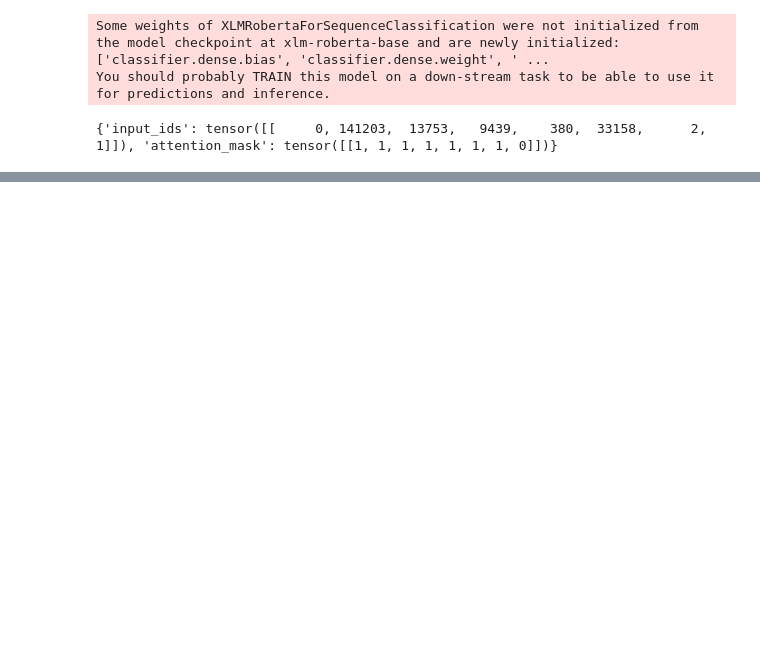
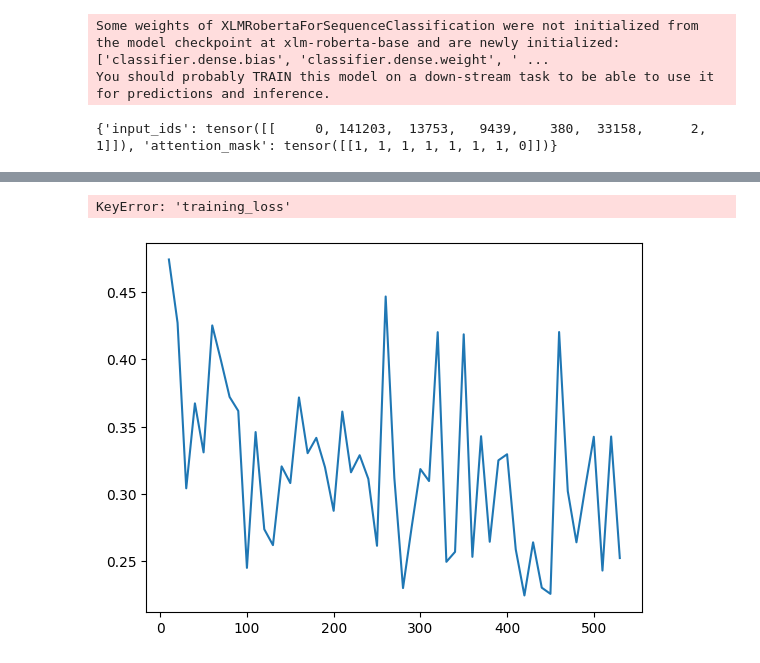
Before and after one commit to DenysZakharovGH/NPL-awesome-ukrainian, a Jupyter notebook: Untitled.ipynb, the cells around one changed output, grey strips where cells are left out. Cells and saved outputs as stored; diff of their text form; code cells hidden in the pictures; blank space fills up the shorter version.

Commit message:
lost 0.22 after first training try

```diff
--- a/Untitled.ipynb
+++ b/Untitled.ipynb
@@ -145,10 +145,17 @@ print(id2label)
 # %%
 # set a pretrained model -> return tourch object
+# model = AutoModelForSequenceClassification.from_pretrained(
+#     "xlm-roberta-base",
+#     num_labels=len(labels),
+#     num_labels=1,
+#     id2label=id2label,
+#     label2id=label2id
+# )
+
 model = AutoModelForSequenceClassification.from_pretrained(
     "xlm-roberta-base",
-    num_labels=len(labels),
-    id2label=id2label,
-    label2id=label2id
+    num_labels=1,
+    problem_type="regression"
 )
 
 tokenizer = AutoTokenizer.from_pretrained("xlm-roberta-base")
@@ -176,9 +183,15 @@ print(enc)
 #   'attention_mask': [1, 1, 1, 1, 1, 1, 0, 0, 0, 0, ...]
 # }
 
+
+def create_proper_labels(number):
+    pass
+
+
+
 dataset = pd.DataFrame({
     "text": only_ukrainian_df["document_content"],
-    "labels": only_ukrainian_df["gpt_labels_v1"].aslist(),
+    "labels": only_ukrainian_df["gpt_labels_v1"],
     #"labels": only_ukrainian_df["old_gpt_labels"],
     #'input_ids_attention_mask': tokenizer(only_ukrainian_df["document_content"], padding="max_length", truncation=True, max_length=8),
 })
@@ -240,8 +256,8 @@ training_args = TrainingArguments(
     #evaluation_strategy="epoch",
     save_strategy="epoch",
     learning_rate=2e-5,
-    #per_device_train_batch_size=8,
-    num_train_epochs=3,
+    per_device_train_batch_size=8,
+    num_train_epochs=0.7,
     weight_decay=0.01,
     logging_steps=10,
     logging_dir="./logs"
@@ -320,0 +355,3 @@ ValueError: Target size (torch.Size([8])) must be the same as input size (torch.
+# %%
+logs = pd.DataFrame(trainer.state.log_history)
+logs.head()
@@ -320,0 +365,11 @@ ValueError: Target size (torch.Size([8])) must be the same as input size (torch.
+# %%
+plt.plot(logs["step"], logs["loss"], label="Training loss")
+#plt.plot(logs["step"], logs["training_loss"], label="Validation loss")
+plt.xlabel("Steps")
+plt.ylabel("Loss")
+plt.legend()
+plt.title("Training vs Validation Loss")
+plt.show()
+# %% [output]
+KeyError: 'training_loss'
+[figure, added]
```
Also changed, not shown: parts of 7 cells of this notebook, 1 other file.
